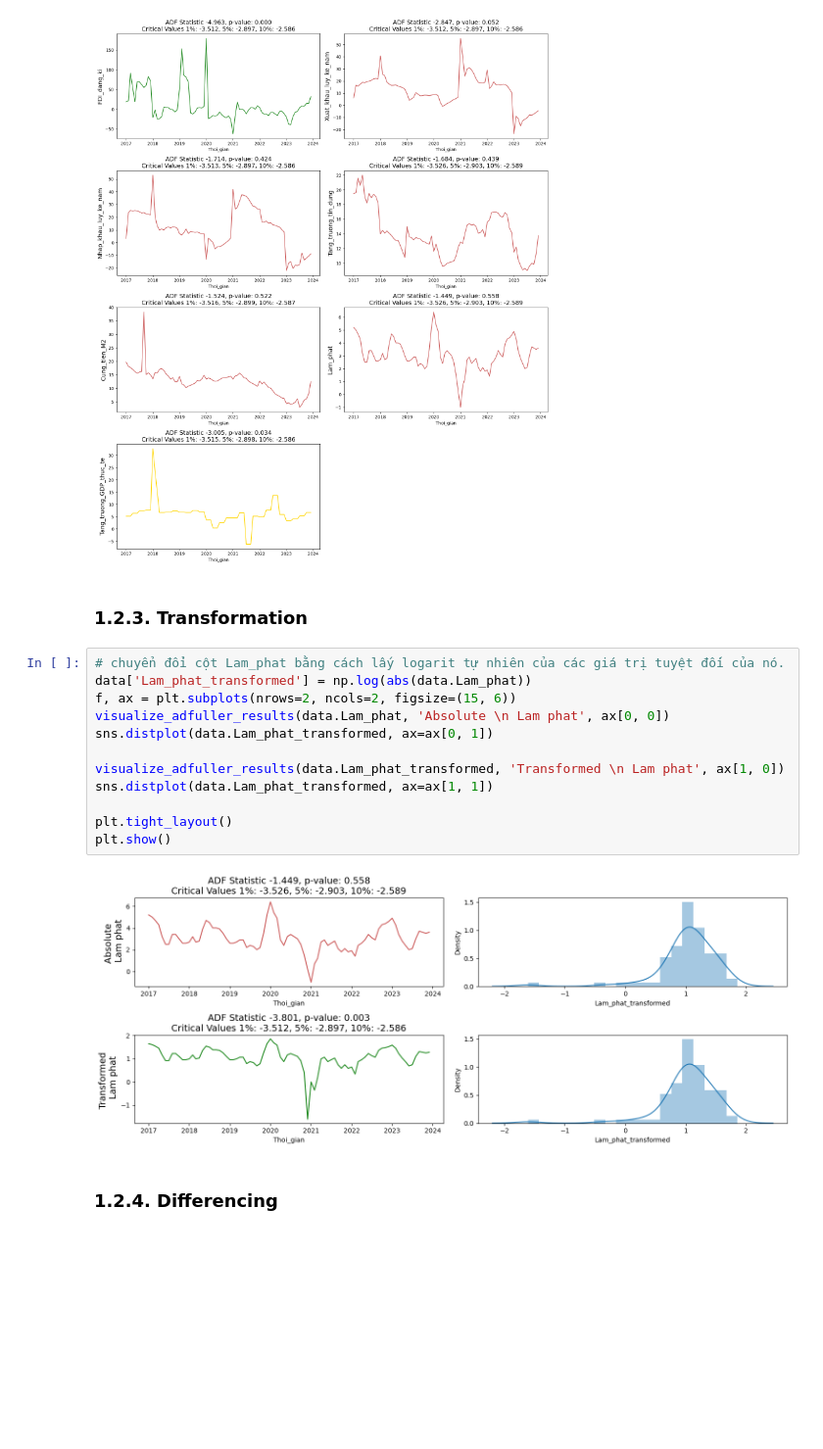
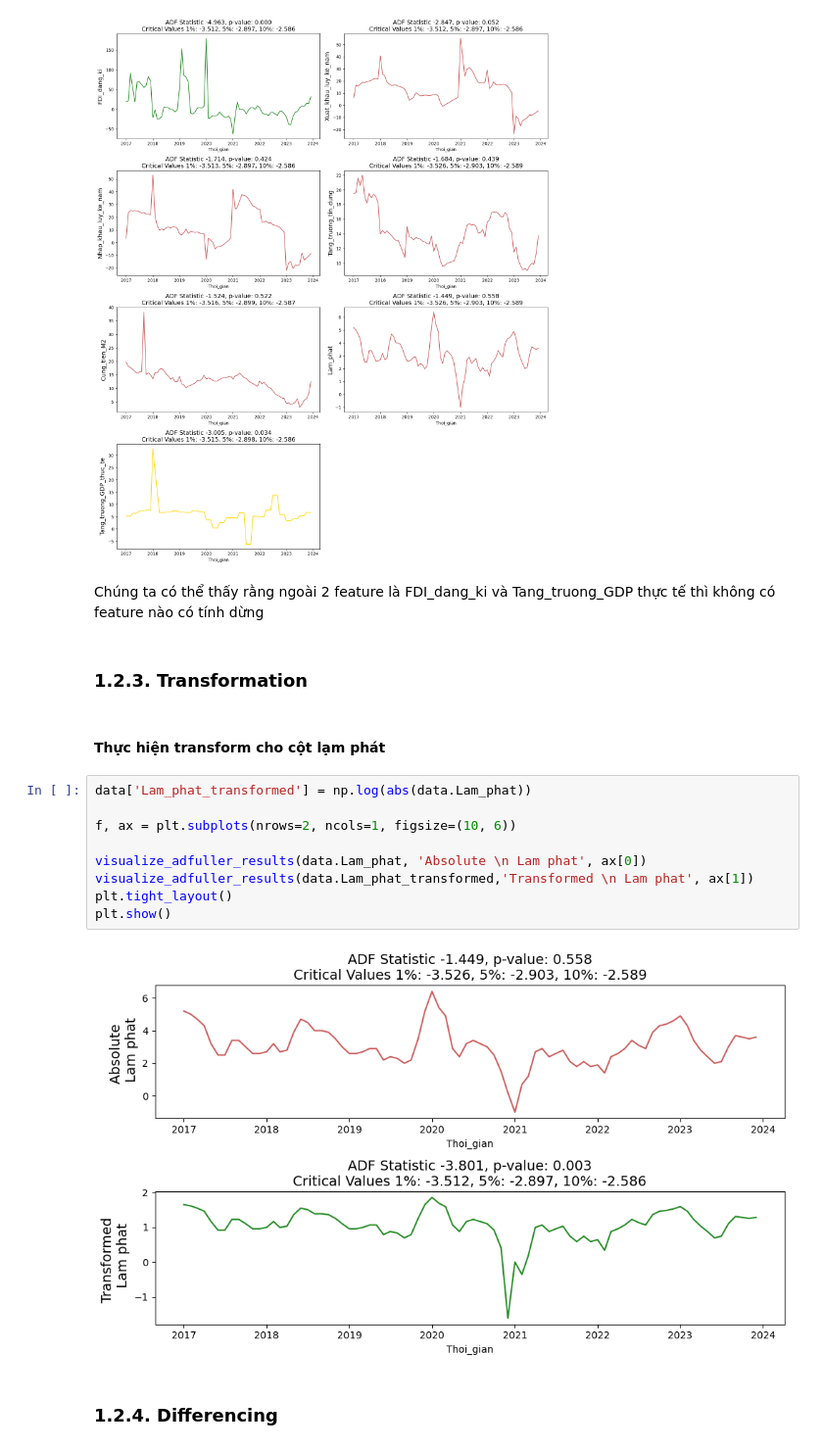
Before and after one commit to ngthtuyen9823/Viet-Nam-Macroeconomics-Analysis, a Jupyter notebook: vietnam_macro_economic_by_month copy.ipynb, the cells around one changed output. Shown at 98% size. Cells and saved outputs as stored; diff of their text form; blank space fills up the shorter version.

```diff
--- a/vietnam_macro_economic_by_month copy.ipynb
+++ b/vietnam_macro_economic_by_month copy.ipynb
@@ -230,21 +230,23 @@ plt.tight_layout()
 plt.show()
 # %% [output]
 [figure]
+# %% [markdown]
+
+Chúng ta có thể thấy rằng ngoài 2 feature là FDI_dang_ki và Tang_truong_GDP thực tế thì không có feature nào có tính dừng
 # %% [markdown]
 ### 1.2.3. Transformation
+# %% [markdown]
+#### Thực hiện transform cho cột lạm phát
 # %%
-# chuyển đổi cột Lam_phat bằng cách lấy logarit tự nhiên của các giá trị tuyệt đối của nó.
 data['Lam_phat_transformed'] = np.log(abs(data.Lam_phat))
-f, ax = plt.subplots(nrows=2, ncols=2, figsize=(15, 6))
-visualize_adfuller_results(data.Lam_phat, 'Absolute \n Lam phat', ax[0, 0])
-sns.distplot(data.Lam_phat_transformed, ax=ax[0, 1])
 
-visualize_adfuller_results(data.Lam_phat_transformed, 'Transformed \n Lam phat', ax[1, 0])
-sns.distplot(data.Lam_phat_transformed, ax=ax[1, 1])
+f, ax = plt.subplots(nrows=2, ncols=1, figsize=(10, 6))
 
+visualize_adfuller_results(data.Lam_phat, 'Absolute \n Lam phat', ax[0])
+visualize_adfuller_results(data.Lam_phat_transformed,'Transformed \n Lam phat', ax[1])
 plt.tight_layout()
 plt.show()
 # %% [output]
-[figure, old version]
+[figure, new version]
 # %% [markdown]
 ### 1.2.4. Differencing
```
Also changed, not shown: parts of 25 cells of this notebook.
